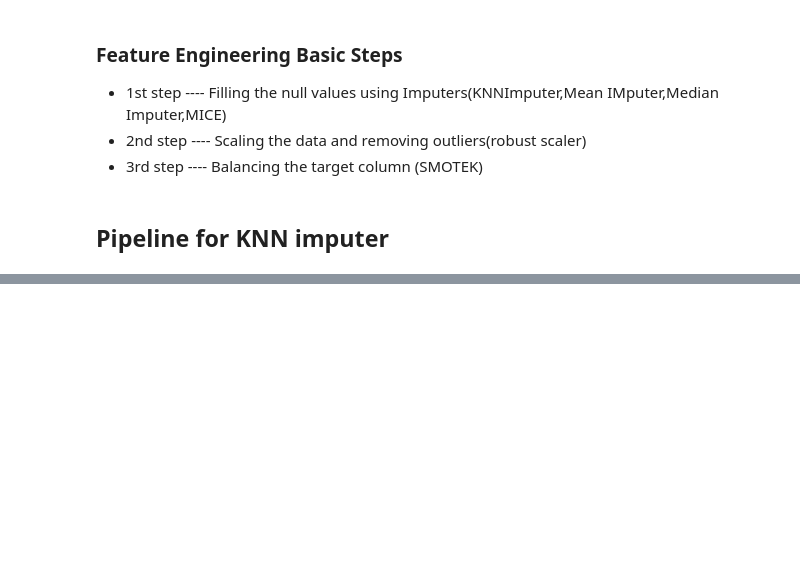
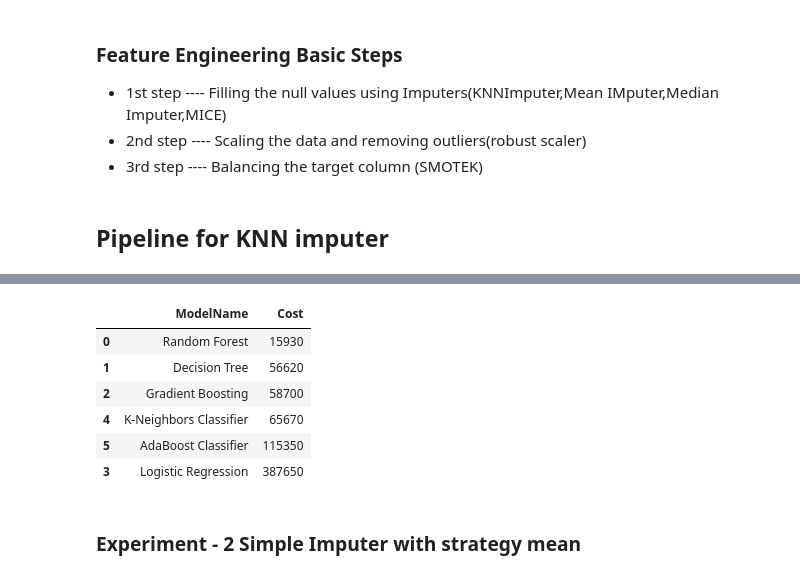
Before and after one commit to LikithPrince/Sensor_components_failure_prediction, a Jupyter notebook: src/sensor.ipynb, the cells around one changed output, grey strips where cells are left out. Cells and saved outputs as stored; diff of their text form; code cells hidden in the pictures; blank space fills up the shorter version.

```diff
--- a/src/sensor.ipynb
+++ b/src/sensor.ipynb
@@ -429,8 +373,8 @@ for m, i in zip([1,3,5,7,9], results):
 # %%
 knn_pipeline = Pipeline(
 steps=[
-    ('filling_null_values',KNNImputer(n_neighbors=9)),
+    ('filling_null_values',KNNImputer(n_neighbors=3)),
     ('scaling_and_removing_outliers',RobustScaler())
 ])
 # %%
-x_knn = knn_pipeline.fit_transform(X)
+X_knn = knn_pipeline.fit_transform(X)
@@ -455,7 +382,7 @@ Successfully installed imbalanced-learn-0.10.1 imblearn-0.0
 from imblearn.combine import SMOTETomek
 # %%
 smt = SMOTETomek(random_state=43,sampling_strategy='minority')
-X_res,y_res =smt.fit_resample(x_knn,y)
+X_res,y_res =smt.fit_resample(X_knn,y)
 # %%
 knn_report = evaluate(X_res,y_res,models)
 # %% [output]
@@ -518,0 +406,12 @@ Roc Auc Score------->0.971163708888707
+# %%
+knn_report
+# %% [output]
+|  | ModelName | Cost |
+| 0 | Random Forest | 15930 |
+| 1 | Decision Tree | 56620 |
+| 2 | Gradient Boosting | 58700 |
+| 4 | K-Neighbors Classifier | 65670 |
+| 5 | AdaBoost Classifier | 115350 |
+| 3 | Logistic Regression | 387650 |
+# %% [markdown]
+### Experiment - 2 Simple Imputer with strategy mean
```
Also changed, not shown: parts of 30 cells of this notebook.
